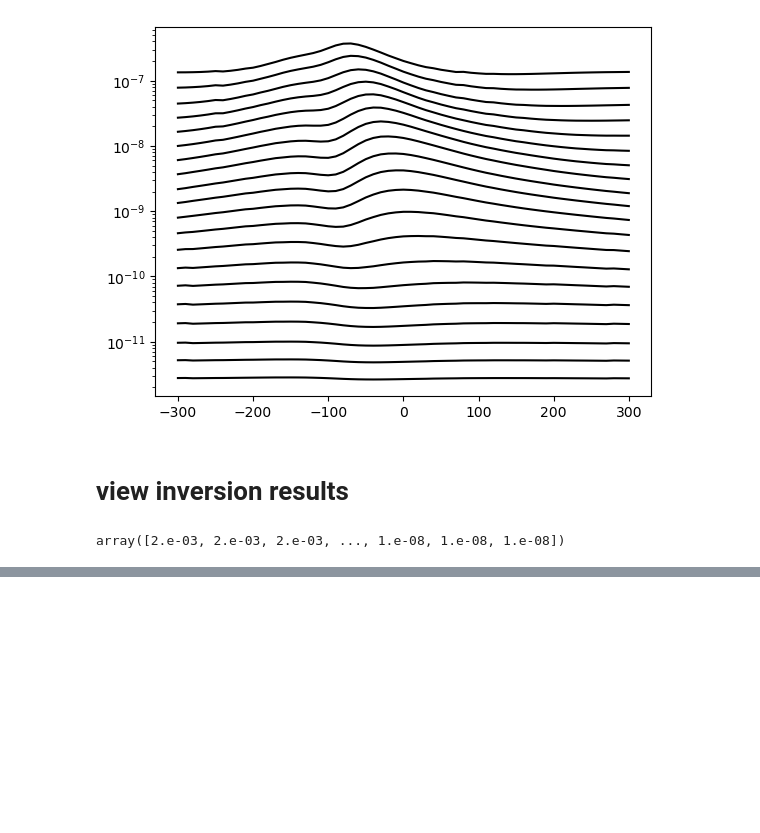
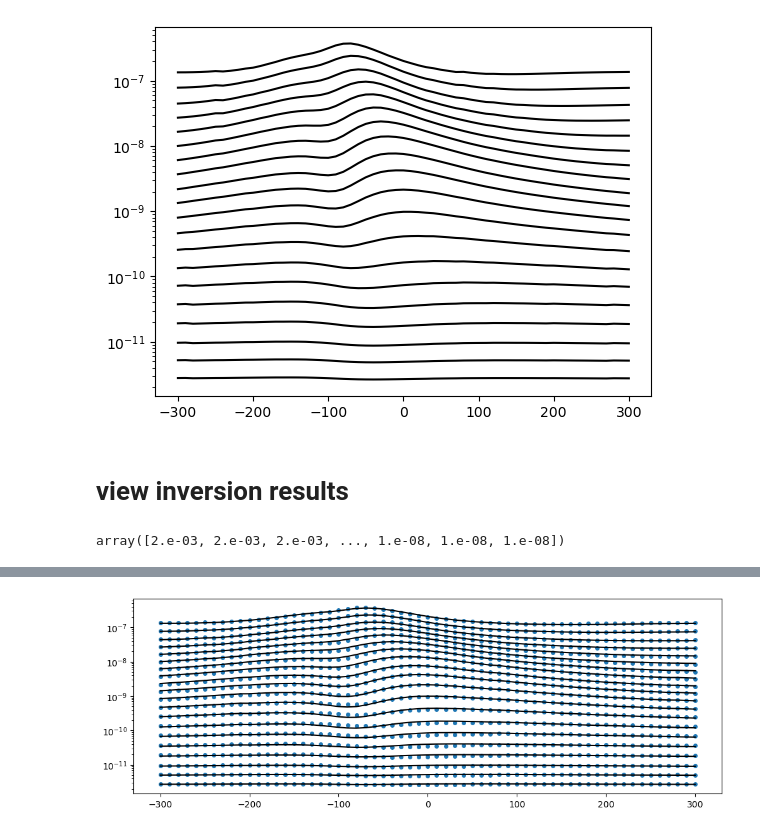
Before and after one commit to ubcgif/2025-heagy-etal-tle, a Jupyter notebook: notebooks/dipping-layer-45/create-ubc-inputs.ipynb, the cells around one changed output, grey strips where cells are left out. Saved outputs shown, nothing was run; the diff lists cells and outputs as text; code cells hidden in the pictures; blank space fills up the shorter version.

```diff
--- a/notebooks/dipping-layer-45/create-ubc-inputs.ipynb
+++ b/notebooks/dipping-layer-45/create-ubc-inputs.ipynb
@@ -283,7 +283,7 @@ with open("waveform.txt", "w") as f:
         else:
             f.write(f"{t} \t 0\n")
 # %%
-def load_pre_file(filepath):
+def load_pre_file(filepath, skipntx=False):
     """
     Load a GIF-style .pre file (TDoctree format).
 
@@ -468,0 +509,10 @@ ax.set_aspect(1)
+# %%
+dinv = np.loadtxt("dpred.txt")[:, -1]
+# %%
+dinv = dinv.reshape(20, len(survey.source_list), order="F")
+# %%
+fig, ax = plt.subplots(1, 1, figsize=(12, 4))
+ax.semilogy(rx_x, dpred_values.T, "C0o", ms=4);
+ax.semilogy(rx_x, dinv.T, color="k");
+# %% [output]
+[figure, added]
```
Also changed, not shown: parts of 8 cells of this notebook, 27 other files.
